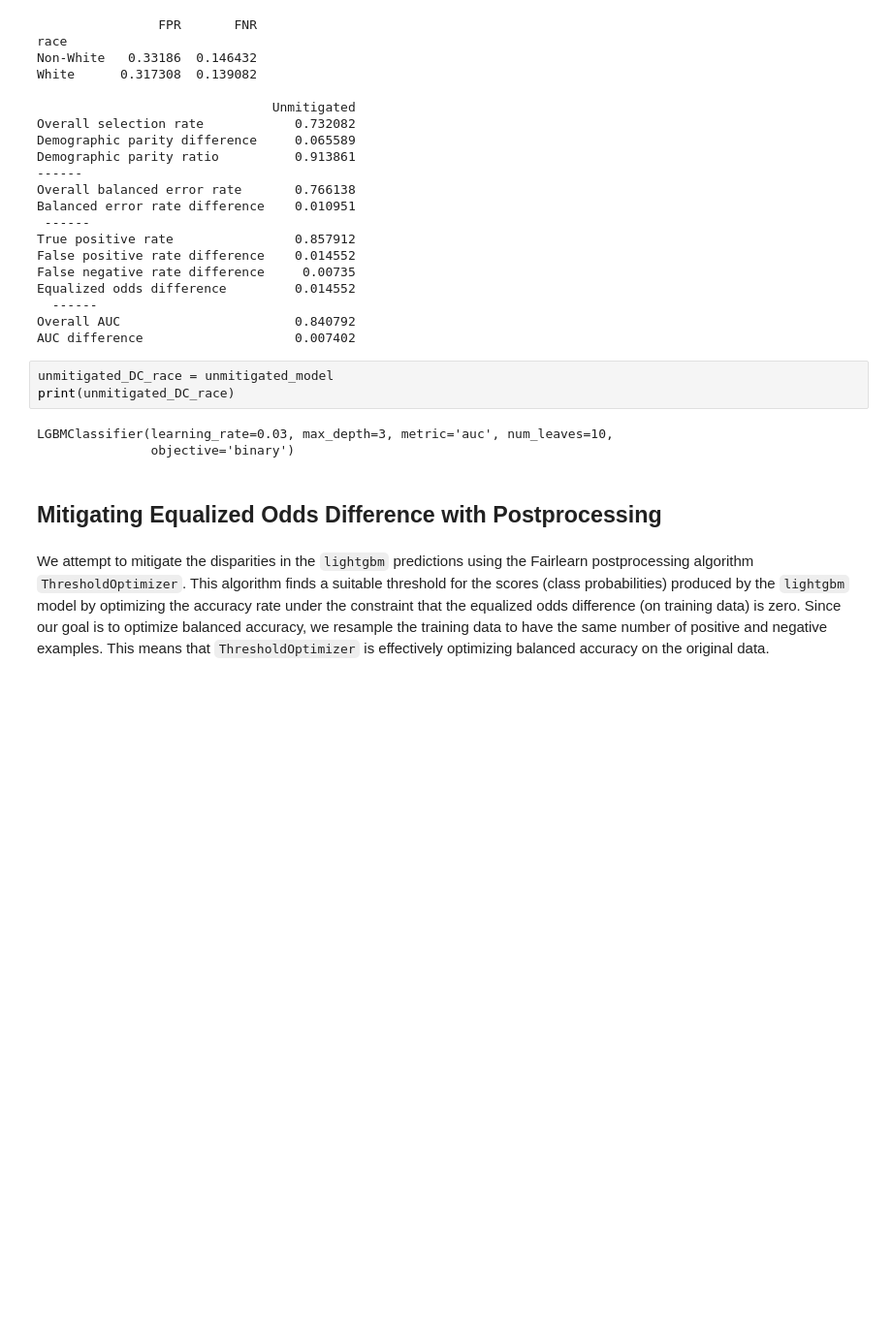
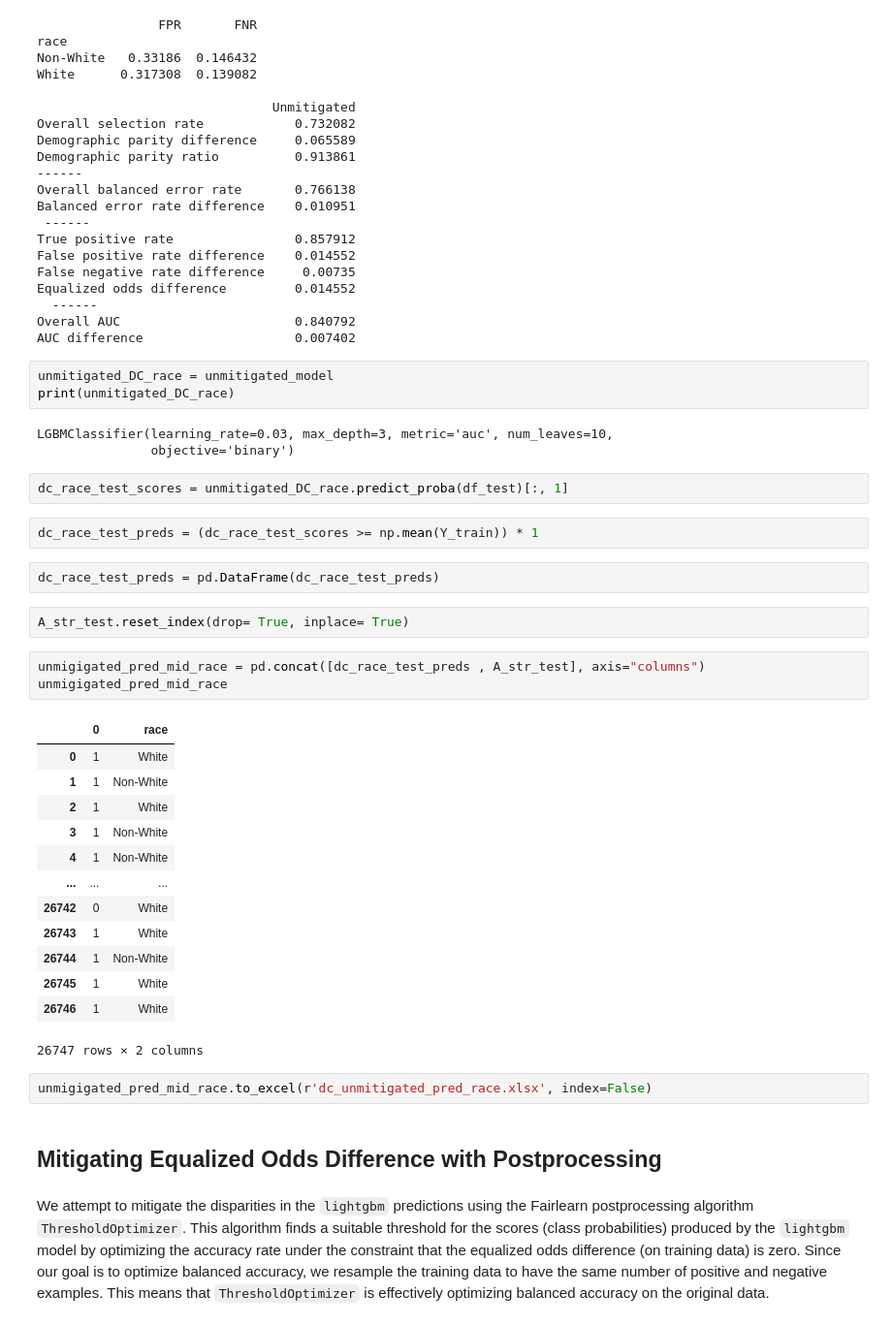
Before and after one commit to tracysnowf/Deloitte-CapstoneProject-Python-Data-Analysis, a Jupyter notebook: Fairlearn Example - DC - New - Race, Age, Ethnicitiy.ipynb, the cells around one changed output. Shown: that part at 97% size. Saved outputs shown, nothing was run; the diff lists cells and outputs as text; blank space fills up the shorter version.

```diff
--- a/Fairlearn Example - DC - New - Race, Age, Ethnicitiy.ipynb
+++ b/Fairlearn Example - DC - New - Race, Age, Ethnicitiy.ipynb
@@ -316,6 +339,33 @@ print(unmitigated_DC_race)
 # %% [output]
 LGBMClassifier(learning_rate=0.03, max_depth=3, metric='auc', num_leaves=10,
                objective='binary')
+# %%
+dc_race_test_scores = unmitigated_DC_race.predict_proba(df_test)[:, 1]
+# %%
+dc_race_test_preds = (dc_race_test_scores >= np.mean(Y_train)) * 1
+# %%
+dc_race_test_preds = pd.DataFrame(dc_race_test_preds)
+# %%
+A_str_test.reset_index(drop= True, inplace= True)
+# %%
+unmigigated_pred_mid_race = pd.concat([dc_race_test_preds , A_str_test], axis="columns")
+unmigigated_pred_mid_race
+# %% [output]
+|  | 0 | race |
+| 0 | 1 | White |
+| 1 | 1 | Non-White |
+| 2 | 1 | White |
+| 3 | 1 | Non-White |
+| 4 | 1 | Non-White |
+| ... | ... | ... |
+| 26742 | 0 | White |
+| 26743 | 1 | White |
+| 26744 | 1 | Non-White |
+| 26745 | 1 | White |
+| 26746 | 1 | White |
+26747 rows × 2 columns
+# %%
+unmigigated_pred_mid_race.to_excel(r'dc_unmitigated_pred_race.xlsx', index=False)
 # %% [markdown]
 ## Mitigating Equalized Odds Difference with Postprocessing
 # %% [markdown]
```
Also changed, not shown: parts of 40 cells of this notebook, 28 other files.
